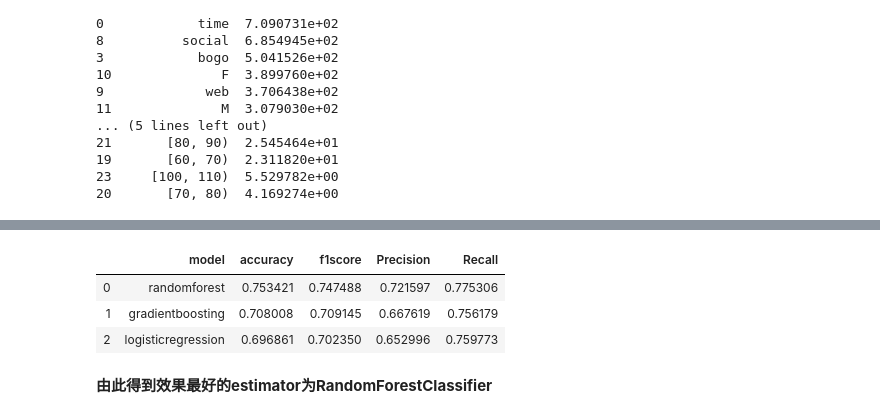
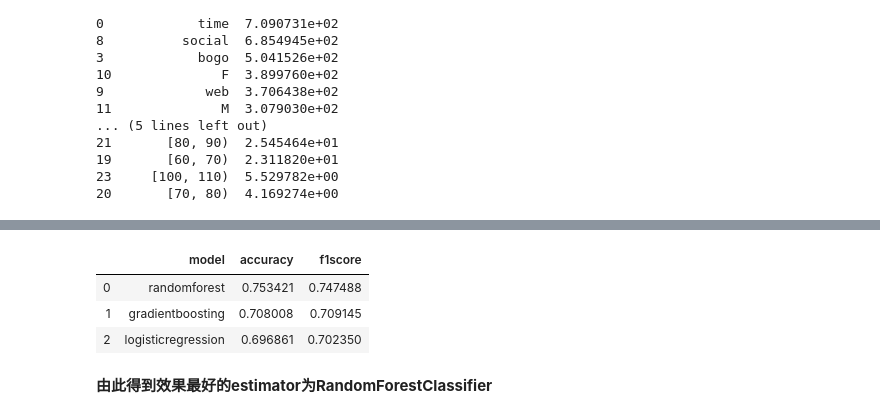
Before and after one commit to flamever2015/Starbucks_Capstone, a Jupyter notebook: Starbucks_Capstone_notebook-zh.ipynb, the cells around one changed output, grey strips where cells are left out. Cells and saved outputs as stored; diff of their text form; code cells hidden in the pictures.

```diff
--- a/Starbucks_Capstone_notebook-zh.ipynb
+++ b/Starbucks_Capstone_notebook-zh.ipynb
@@ -1091,15 +1089,16 @@ def evaluate_model_performance(clf,
 
     clf_accuracy = accuracy_score(y_train, y_pred_rf)
     clf_f1_score = f1_score(y_train, y_pred_rf)
-    clf_Precision = precision_score(y_train, y_pred_rf)
-    clf_Recall = recall_score(y_train, y_pred_rf)
+    #clf_Precision = precision_score(y_train, y_pred_rf)
+    #clf_Recall = recall_score(y_train, y_pred_rf)
 
     print("%s model accuracy: %.3f" % (class_name, clf_accuracy))
     print("%s model f1-score: %.3f" % (class_name, clf_f1_score))
-    print("%s model Precision: %.3f" % (class_name, clf_Precision))
-    print("%s model Recall: %.3f" % (class_name, clf_Recall))
+    #print("%s model Precision: %.3f" % (class_name, clf_Precision))
+    #print("%s model Recall: %.3f" % (class_name, clf_Recall))
 
-    return clf_accuracy, clf_f1_score, clf_Precision, clf_Recall
+    #return clf_accuracy, clf_f1_score, clf_Precision, clf_Recall
+    return clf_accuracy, clf_f1_score
 # %%
 lr_model_path = os.path.join(model_dir, 'lr_clf.joblib')
 
@@ -1216,18 +1201,19 @@ GradientBoostingClassifier model Recall: 0.756
 # %%
-model_performance = pd.DataFrame(model_performance,columns=['accuracy', 'f1score', 'Precision', 'Recall'])
+model_performance = pd.DataFrame(model_performance,columns=['accuracy', 'f1score'])
+# model_performance = pd.DataFrame(model_performance,columns=['accuracy', 'f1score', 'Precision', 'Recall'])
 
 classifier_type = pd.DataFrame(classifier_type,columns=['model'])
 
 model_performance = pd.concat([classifier_type, model_performance], axis=1)
 
 model_performance = model_performance.sort_values('accuracy', ascending=False)
 model_performance = model_performance.reset_index(drop=True)
 model_performance
 # %% [output]
-|  | model | accuracy | f1score | Precision | Recall |
-| 0 | randomforest | 0.753421 | 0.747488 | 0.721597 | 0.775306 |
-| 1 | gradientboosting | 0.708008 | 0.709145 | 0.667619 | 0.756179 |
-| 2 | logisticregression | 0.696861 | 0.702350 | 0.652996 | 0.759773 |
+|  | model | accuracy | f1score |
+| 0 | randomforest | 0.753421 | 0.747488 |
+| 1 | gradientboosting | 0.708008 | 0.709145 |
+| 2 | logisticregression | 0.696861 | 0.702350 |
 # %% [markdown]
 **由此得到效果最好的estimator为RandomForestClassifier**
 # %%
```
Also changed, not shown: parts of 17 cells of this notebook, 5 other files.
